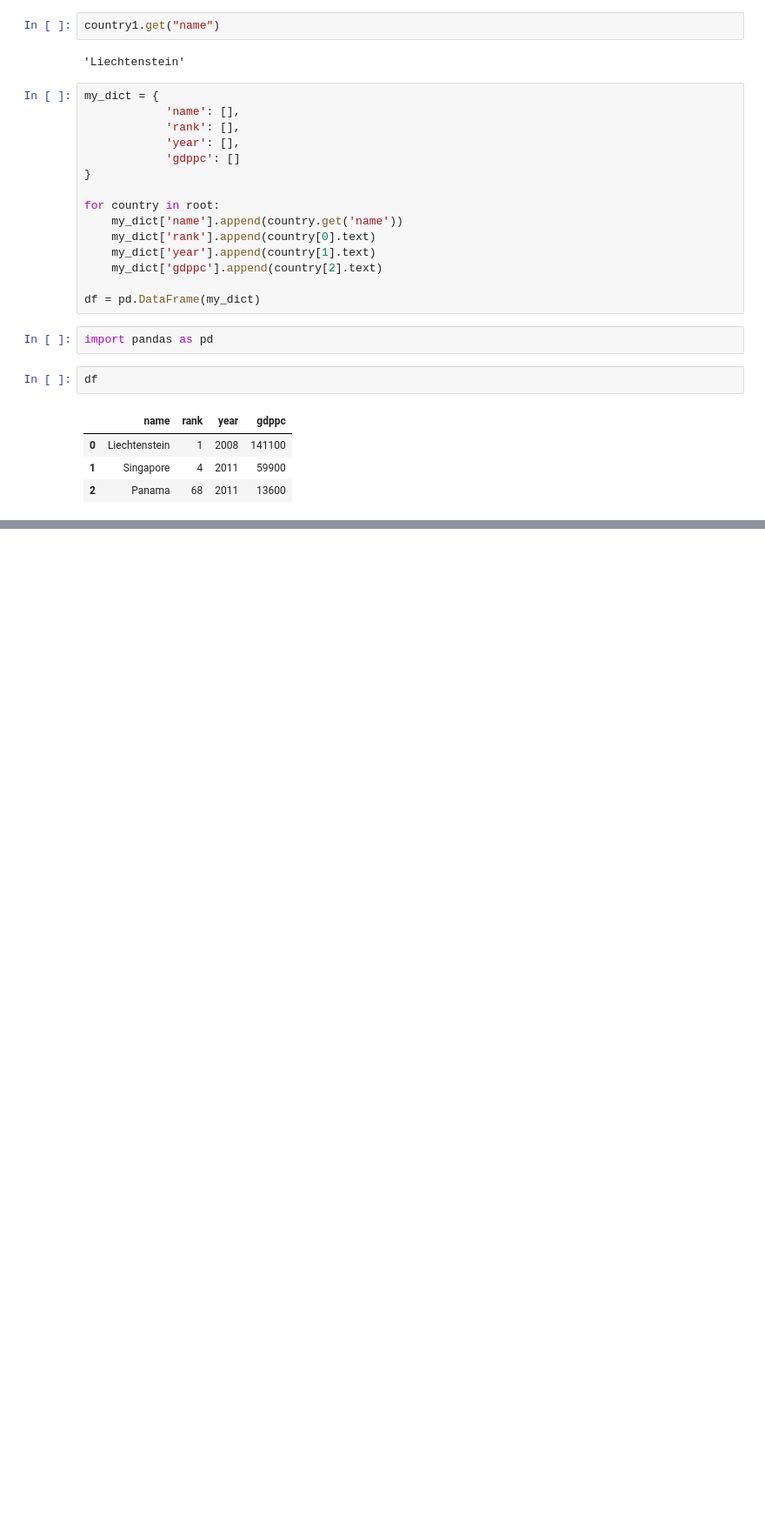
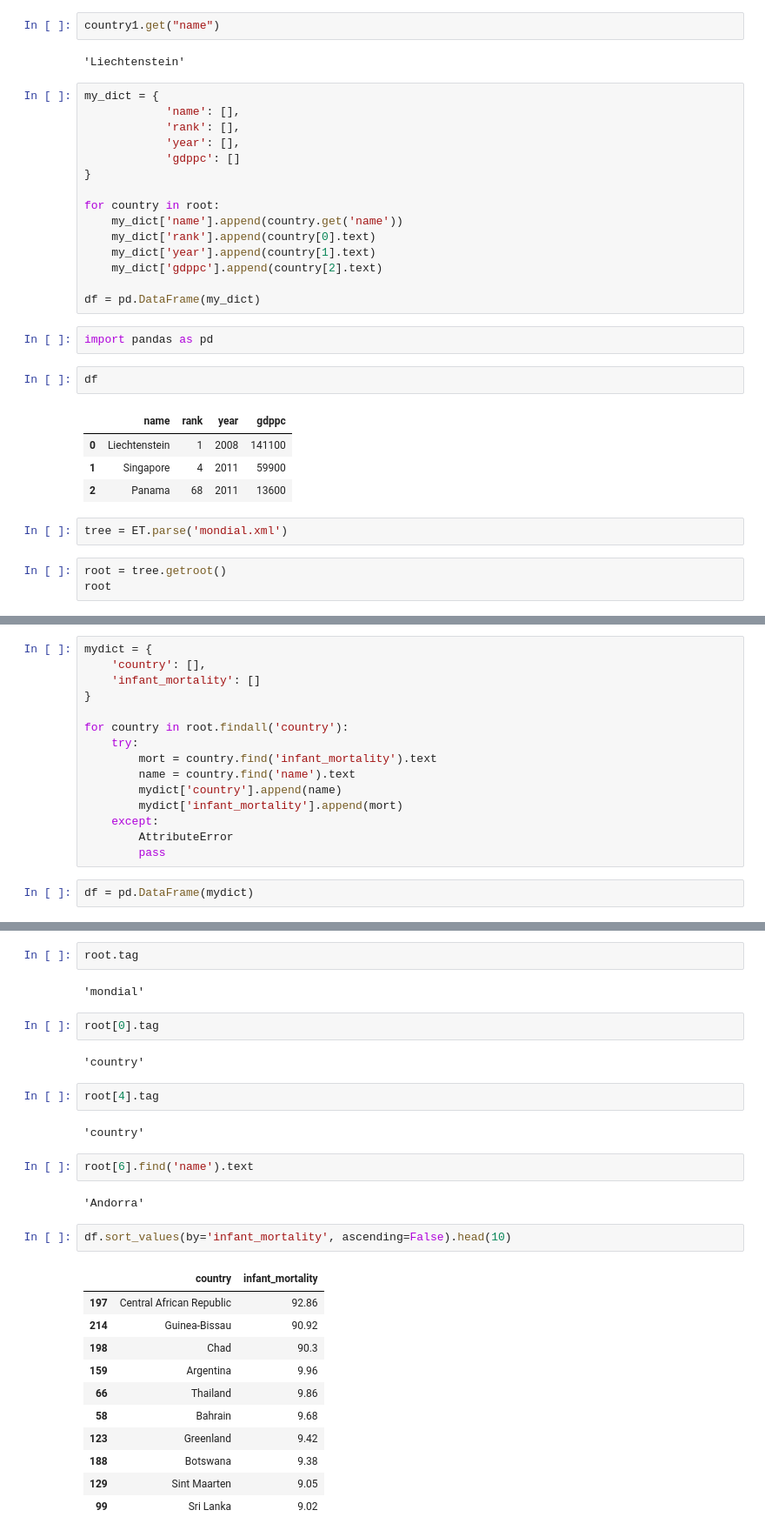
Before and after one commit to Jibu24/Practice_data_types, a Jupyter notebook: xml.ipynb, the cells around one changed output, grey strips where cells are left out. Shown at 87% size. Saved outputs shown, nothing was run; the diff lists cells and outputs as text; blank space fills up the shorter version.

```diff
--- a/xml.ipynb
+++ b/xml.ipynb
@@ -105,3 +105,8 @@ df
 | 0 | Liechtenstein | 1 | 2008 | 141100 |
 | 1 | Singapore | 4 | 2011 | 59900 |
 | 2 | Panama | 68 | 2011 | 13600 |
+# %%
+tree = ET.parse('mondial.xml')
+# %%
+root = tree.getroot()
+root
@@ -107,0 +127,17 @@ df
+# %%
+mydict = {
+    'country': [],
+    'infant_mortality': []
+}
+
+for country in root.findall('country'):
+    try:
+        mort = country.find('infant_mortality').text
+        name = country.find('name').text
+        mydict['country'].append(name)
+        mydict['infant_mortality'].append(mort)
+    except:
+        AttributeError
+        pass
+# %%
+df = pd.DataFrame(mydict)
@@ -107,0 +171,30 @@ df
+# %%
+root.tag
+# %% [output]
+'mondial'
+# %%
+root[0].tag
+# %% [output]
+'country'
+# %%
+root[4].tag
+# %% [output]
+'country'
+# %%
+root[6].find('name').text
+# %% [output]
+'Andorra'
+# %%
+df.sort_values(by='infant_mortality', ascending=False).head(10)
+# %% [output]
+|  | country | infant_mortality |
+| 197 | Central African Republic | 92.86 |
+| 214 | Guinea-Bissau | 90.92 |
+| 198 | Chad | 90.3 |
+| 159 | Argentina | 9.96 |
+| 66 | Thailand | 9.86 |
+| 58 | Bahrain | 9.68 |
+| 123 | Greenland | 9.42 |
+| 188 | Botswana | 9.38 |
+| 129 | Sint Maarten | 9.05 |
+| 99 | Sri Lanka | 9.02 |
```
Also changed, not shown: parts of 7 cells of this notebook, 1 other file.
